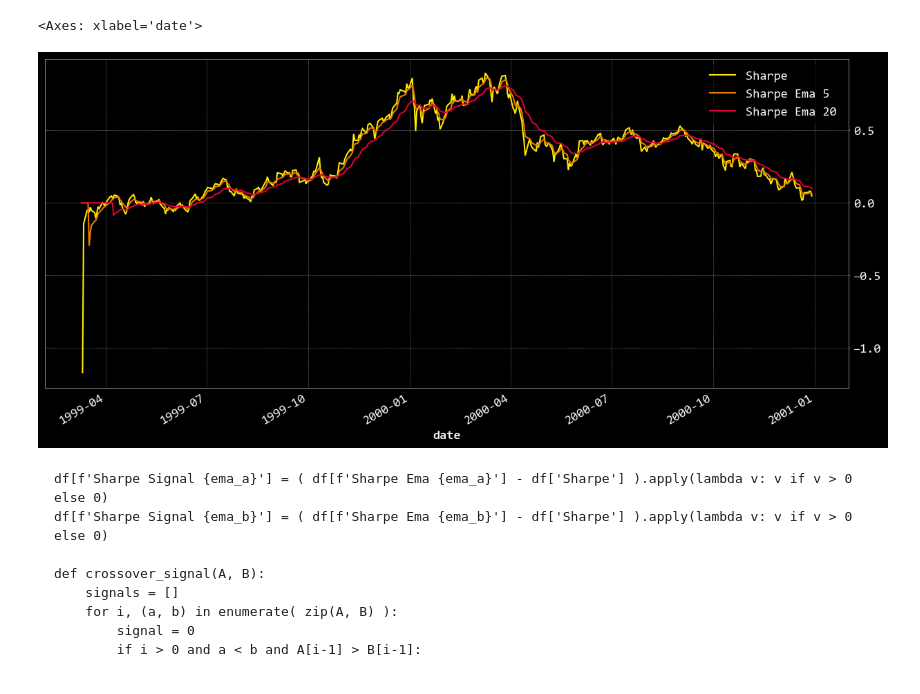
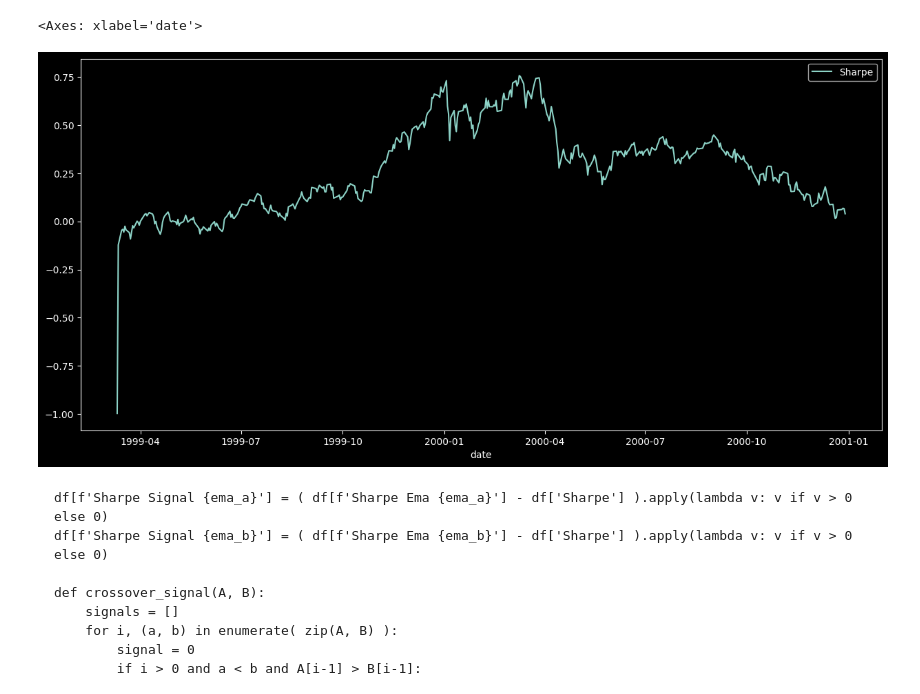
Before and after one commit to victortangggg/trading, a Jupyter notebook: research/TQQQ.ipynb, the cells around one changed output. Cells and saved outputs as stored; diff of their text form; code cells hidden in the pictures.

````diff
--- a/research/TQQQ.ipynb
+++ b/research/TQQQ.ipynb
@@ -1,10 +1,19 @@
 # %%
-from openbb_terminal.sdk import openbb
+from openbb import obb
 from libs.backtester import Backtester
 from backtesting import Strategy
-from backtesting.lib import crossover
+#from backtesting.lib import crossover
 import pandas as pd
 import pandas_ta as ta
 import matplotlib.pyplot as plt
+from datetime import datetime, timedelta
+import numpy as np
+
 plt.rcParams["figure.figsize"] = (15,7)
+plt.style.use("dark_background")
 pd.set_option('display.max_columns', None)
+
+from dotenv import dotenv_values
+
+config = dotenv_values(".env")
+obb.account.login(pat=config['OPENBB_PAT'])
@@ -11,8 +32,7 @@ pd.set_option('display.max_columns', None)
 # %%
 start_date = '1999-01-01'
 end_date = '2001-01-01'
-price_qqq = openbb.stocks.load('QQQ', start_date=start_date, end_date=end_date)
-t10y = openbb.economy.treasury(maturity=['10y'], start_date=start_date, end_date=end_date)
-t1y = openbb.economy.treasury(maturity=['1y'], start_date=start_date, end_date=end_date)
-price_qqq[ price_qqq['Close'] != price_qqq['Adj Close']]
+price_qqq = obb.equity.price.historical('QQQ', start_date=start_date, end_date=end_date, provider='yfinance').to_dataframe()
+capitalize_df_cols(price_qqq)
+price_qqq.head()
 # %% [output]
@@ -26,0 +46,4 @@ Loading Daily data for QQQ with starting period 1999-03-10.
+# %%
+trates = obb.fixedincome.government.treasury_rates(start_date=start_date, end_date=end_date).to_dataframe()
+capitalize_df_cols(trates)
+trates.head()
@@ -27,14 +58,13 @@ Loading Daily data for QQQ with starting period 1999-03-10.
 # %%
-_df = pd.merge(price_qqq, t1y, how='inner', left_index=True, right_index=True)
+_df = pd.merge(price_qqq, trates[['Year_1']], how='inner', left_index=True, right_index=True)
 _df['Returns'] = _df['Close'] - _df['Open']
-_df['Return From T0'] = ( _df['Close'] / _df['Open'].iloc[0] ) - 1
-_df['1y'] = pd.to_numeric(_df['1y'], errors='coerce').fillna(0)
-_df['1y Pct'] = _df['1y'] / 100.0
-_df['Excess Return'] = _df['Return From T0'] - _df['1y Pct']
-_df['Sharpe'] = _df['Excess Return'] / _df['Returns'].expanding().std()
+_df['Returns_from_t0'] = ( _df['Close'] / _df['Open'].iloc[0] ) - 1
+_df['Trates_1y'] = pd.to_numeric(_df['Year_1'], errors='coerce').fillna(0)
+_df['Excess_returns'] = _df['Returns_from_t0'] - _df['Trates_1y']
+_df['Sharpe'] = _df['Excess_returns'] / _df['Returns'].expanding().std()
 ema_a = 5
 ema_b = 20
-_df[f'Sharpe Ema {ema_a}'] = ta.ema(_df['Sharpe'], ema_a).fillna(0)
-_df[f'Sharpe Ema {ema_b}'] = ta.ema(_df['Sharpe'], ema_b).fillna(0)
+_df[f'Sharpe_EMA_{ema_a}'] = ta.ema(_df['Sharpe'], ema_a).fillna(0)
+_df[f'Sharpe_EMA_{ema_b}'] = ta.ema(_df['Sharpe'], ema_b).fillna(0)
 _df
 # %% [output]
@@ -55,8 +85,9 @@ _df
 # %%
-_df[['Sharpe', f'Sharpe Ema {ema_a}', f'Sharpe Ema {ema_b}']].plot()
+#_df[['Sharpe', f'Sharpe_EMA_{ema_a}', f'Sharpe_EMA_{ema_b}']].plot()
+_df[['Sharpe']].plot()
 # %% [output]
 <Axes: xlabel='date'>
-[figure, old version]
+[figure, new version]
 # %% [markdown]
 ```
 df[f'Sharpe Signal {ema_a}'] = ( df[f'Sharpe Ema {ema_a}'] - df['Sharpe'] ).apply(lambda v: v if v > 0 else 0)
````
Also changed, not shown: parts of 18 cells of this notebook, 12 other files.
